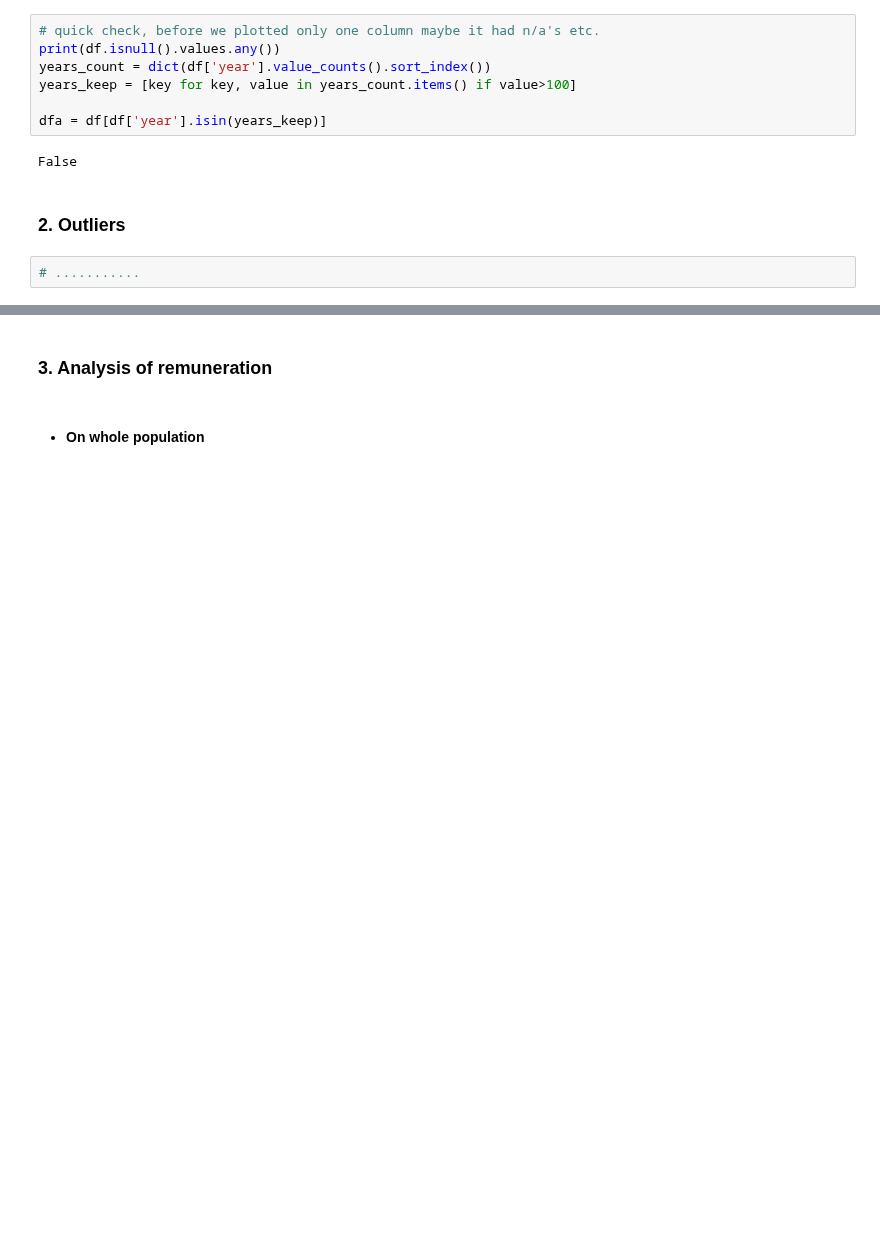
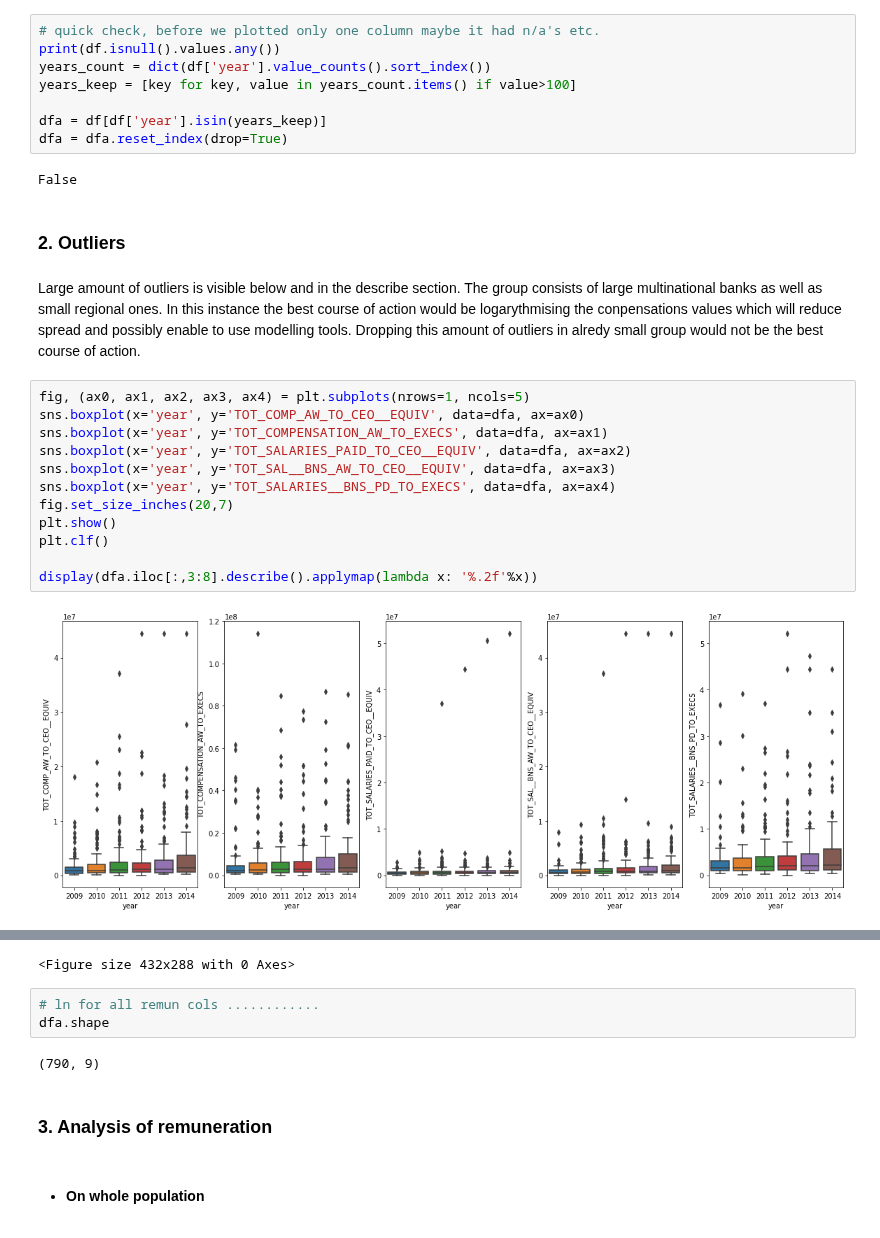
Before and after one commit to maxbranting/Remuneration-Data-Text-Mining, a Jupyter notebook: analysis_presentation.ipynb, the cells around one changed output, grey strips where cells are left out. Drawn from its saved outputs; the diff is of its cells as text; blank space fills up the shorter version.

Commit message:
outlier analysis-to be completed

```diff
--- a/analysis_presentation.ipynb
+++ b/analysis_presentation.ipynb
@@ -139,9 +140,24 @@ years_count = dict(df['year'].value_counts().sort_index())
 years_keep = [key for key, value in years_count.items() if value>100]
 
 dfa = df[df['year'].isin(years_keep)]
+dfa = dfa.reset_index(drop=True)
 # %% [output]
 False
 # %% [markdown]
 ### 2. Outliers
-# %%
-# ...........
+# %% [markdown]
+Large amount of outliers is visible below and in the describe section. The group consists of large multinational banks as well as small regional ones. In this instance the best course of action would be logarythmising the conpensations values which will reduce spread and possibly enable to use modelling tools. Dropping this amount of outliers in alredy small group would not be the best course of action.
+# %%
+fig, (ax0, ax1, ax2, ax3, ax4) = plt.subplots(nrows=1, ncols=5)
+sns.boxplot(x='year', y='TOT_COMP_AW_TO_CEO__EQUIV', data=dfa, ax=ax0)
+sns.boxplot(x='year', y='TOT_COMPENSATION_AW_TO_EXECS', data=dfa, ax=ax1)
+sns.boxplot(x='year', y='TOT_SALARIES_PAID_TO_CEO__EQUIV', data=dfa, ax=ax2)
+sns.boxplot(x='year', y='TOT_SAL__BNS_AW_TO_CEO__EQUIV', data=dfa, ax=ax3)
+sns.boxplot(x='year', y='TOT_SALARIES__BNS_PD_TO_EXECS', data=dfa, ax=ax4)
+fig.set_size_inches(20,7)
+plt.show()
+plt.clf()
+
+display(dfa.iloc[:,3:8].describe().applymap(lambda x: '%.2f'%x))
+# %% [output]
+[figure, added]
@@ -148,3 +173,9 @@ False
+<Figure size 432x288 with 0 Axes>
+# %%
+# ln for all remun cols ............
+dfa.shape
+# %% [output]
+(790, 9)
 # %% [markdown]
 ### 3. Analysis of remuneration
 # %% [markdown]
```
Also changed, not shown: parts of 3 cells of this notebook.
